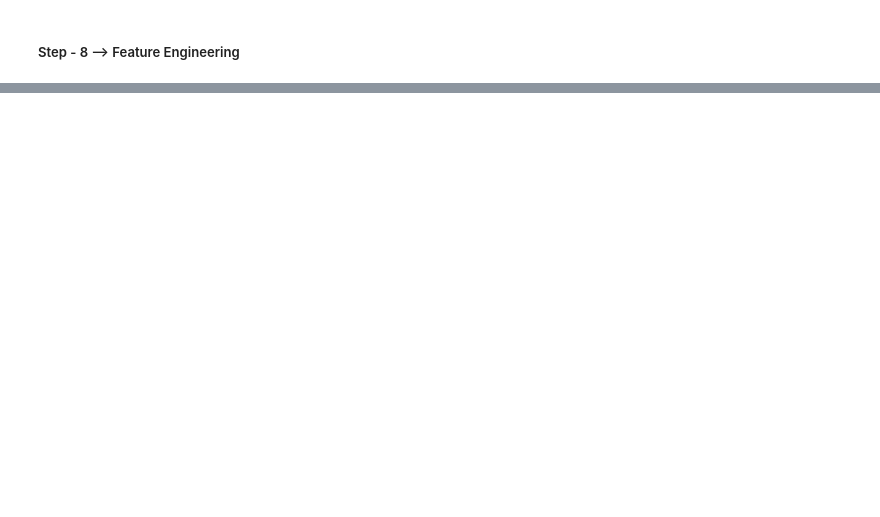
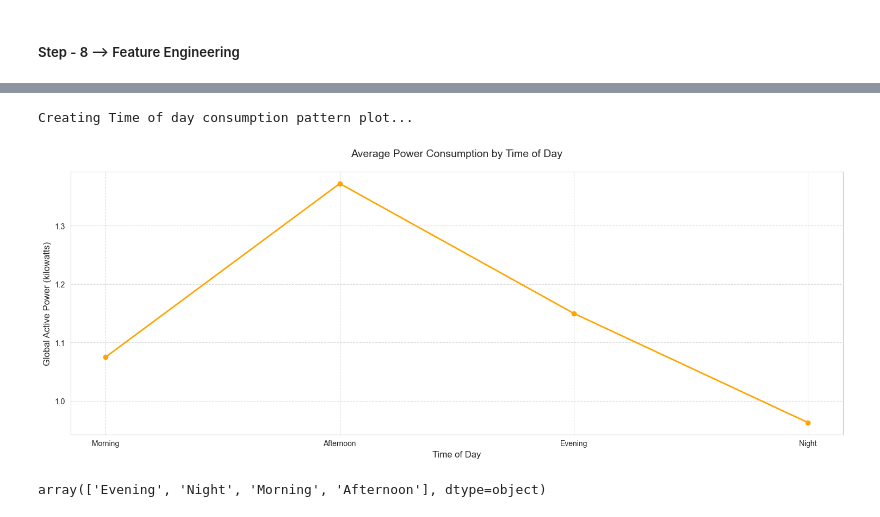
Before and after one commit to AswiniSivaraman/project_powerpulse, a Jupyter notebook: Data_Preprocessing.ipynb, the cells around one changed output, grey strips where cells are left out. Saved outputs shown, nothing was run; the diff lists cells and outputs as text; code cells hidden in the pictures; blank space fills up the shorter version.

```diff
--- a/Data_Preprocessing.ipynb
+++ b/Data_Preprocessing.ipynb
@@ -453,0 +476,20 @@ figures.append(fig)
+# %%
+# Weekly Consumption Pattern
+print("Creating Time of day consumption pattern plot...")
+plt.figure(figsize=(15,6))
+time_avg = df.groupby('TimeOfDay')['Global_active_power'].mean()
+time_of_day = ['Morning', 'Afternoon', 'Evening', 'Night']
+plt.plot(time_of_day, time_avg.values, marker='o', linewidth=2, color='orange')
+plt.title('Average Power Consumption by Time of Day', fontsize=14, pad=20)
+plt.xlabel('Time of Day', fontsize=12)
+plt.ylabel('Global Active Power (kilowatts)', fontsize=12)
+plt.grid(True, linestyle='--', alpha=0.7)
+plt.tight_layout()
+plt.show()
+# %% [output]
+Creating Time of day consumption pattern plot...
+[figure, added]
+# %%
+df['TimeOfDay'].unique()
+# %% [output]
+array(['Evening', 'Night', 'Morning', 'Afternoon'], dtype=object)
```
Also changed, not shown: parts of 26 cells of this notebook.
